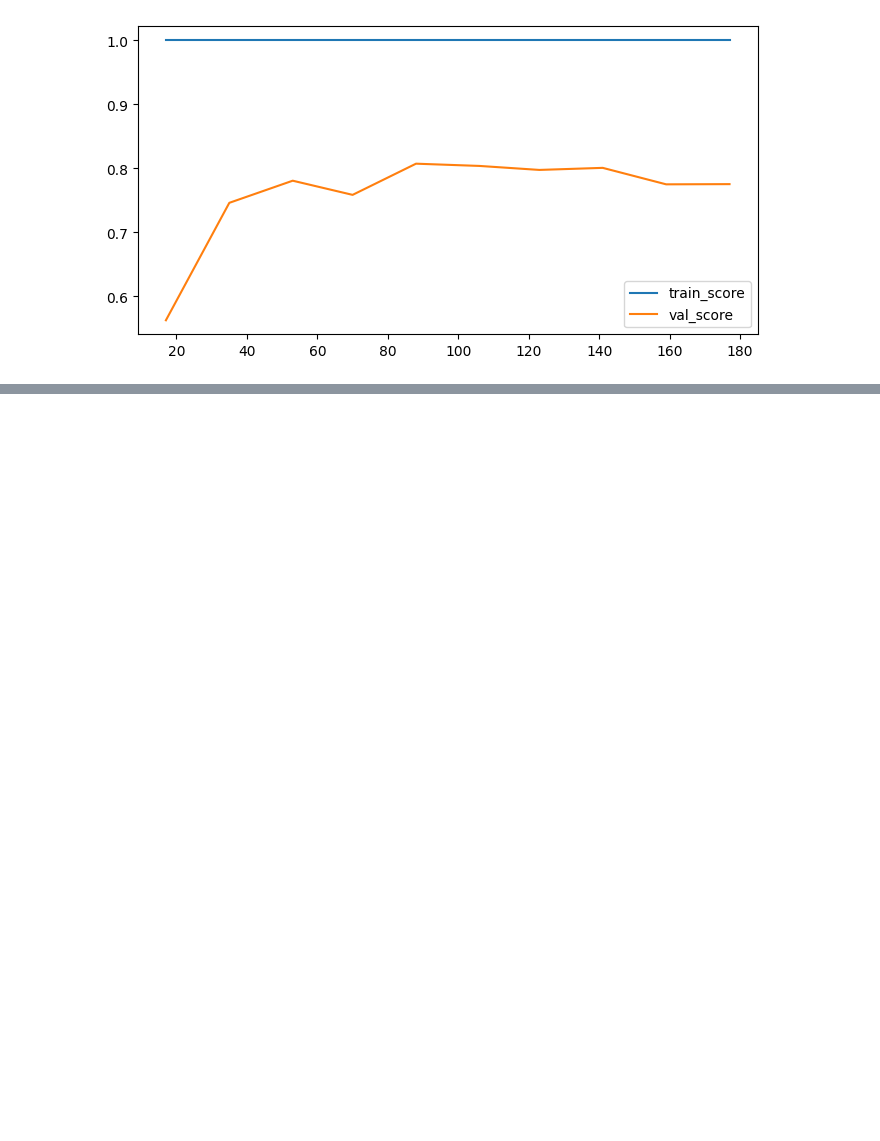
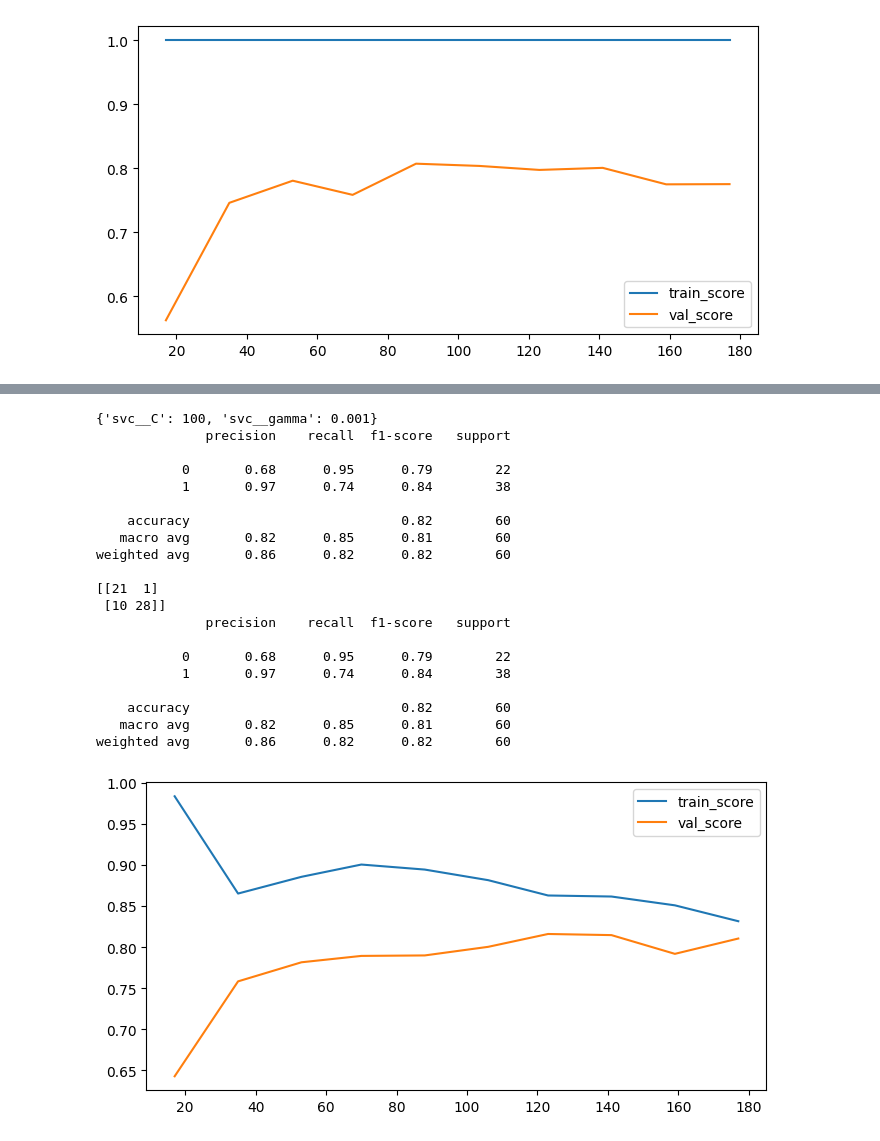
Before and after one commit to Ramseyn77/Heart, a Jupyter notebook: code.ipynb, the cells around one changed output, grey strips where cells are left out. Saved outputs shown, nothing was run; the diff lists cells and outputs as text; code cells hidden in the pictures; blank space fills up the shorter version.

```diff
--- a/code.ipynb
+++ b/code.ipynb
@@ -185,0 +242,38 @@ Error:
+# %%
+hyper_params = {
+    'svc__gamma' : [1e-3,1e-4],
+    'svc__C' : [1,10,100,1000]
+}
+grid = GridSearchCV(svm,hyper_params,scoring='recall',cv=4)
+
+grid.fit(X_train,y_train)
+
+print(grid.best_params_)
+
+y_pred = grid.predict(X_test)
+
+print(classification_report(y_test,y_pred))
+
+evaluation(grid.best_estimator_)
+# %% [output]
+{'svc__C': 100, 'svc__gamma': 0.001}
+              precision    recall  f1-score   support
+
+           0       0.68      0.95      0.79        22
+           1       0.97      0.74      0.84        38
+
+    accuracy                           0.82        60
+   macro avg       0.82      0.85      0.81        60
+weighted avg       0.86      0.82      0.82        60
+
+[[21  1]
+ [10 28]]
+              precision    recall  f1-score   support
+
+           0       0.68      0.95      0.79        22
+           1       0.97      0.74      0.84        38
+
+    accuracy                           0.82        60
+   macro avg       0.82      0.85      0.81        60
+weighted avg       0.86      0.82      0.82        60
+[figure, added]
```
Also changed, not shown: parts of 8 cells of this notebook, 1 other file.
